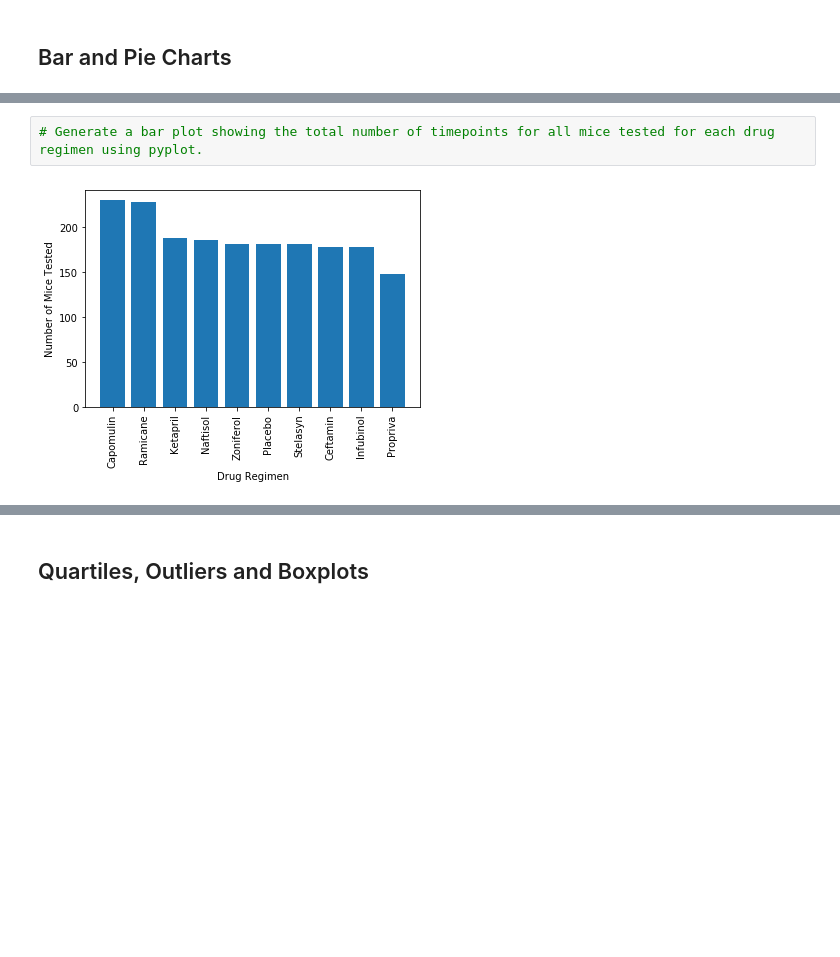
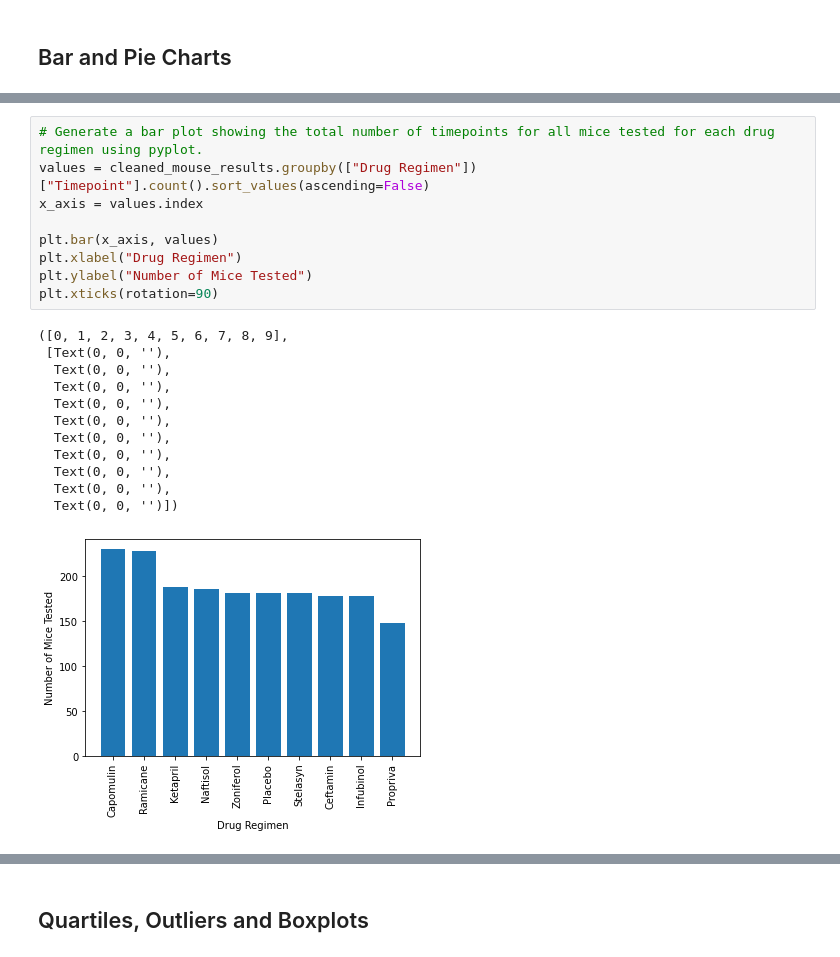
Before and after one commit to geyo/matplotlib-challenge, a Jupyter notebook: Pymaceuticals/pymaceuticals.ipynb, the cells around one changed output, grey strips where cells are left out. Drawn from its saved outputs; the diff is of its cells as text; blank space fills up the shorter version.

```diff
--- a/Pymaceuticals/pymaceuticals.ipynb
+++ b/Pymaceuticals/pymaceuticals.ipynb
@@ -151,6 +159,24 @@ other_regimen_stats
 # %%
 # Generate a bar plot showing the total number of timepoints for all mice tested for each drug regimen using pyplot.
+values = cleaned_mouse_results.groupby(["Drug Regimen"])["Timepoint"].count().sort_values(ascending=False)
+x_axis = values.index
+
+plt.bar(x_axis, values)
+plt.xlabel("Drug Regimen")
+plt.ylabel("Number of Mice Tested")
+plt.xticks(rotation=90)
 # %% [output]
+([0, 1, 2, 3, 4, 5, 6, 7, 8, 9],
+ [Text(0, 0, ''),
+  Text(0, 0, ''),
+  Text(0, 0, ''),
+  Text(0, 0, ''),
+  Text(0, 0, ''),
+  Text(0, 0, ''),
+  Text(0, 0, ''),
+  Text(0, 0, ''),
+  Text(0, 0, ''),
+  Text(0, 0, '')])
-[figure, old version]
+[figure, new version]
 # %%
 # Generate a pie plot showing the distribution of female versus male mice using Pandas
```
Also changed, not shown: parts of 4 cells of this notebook.
